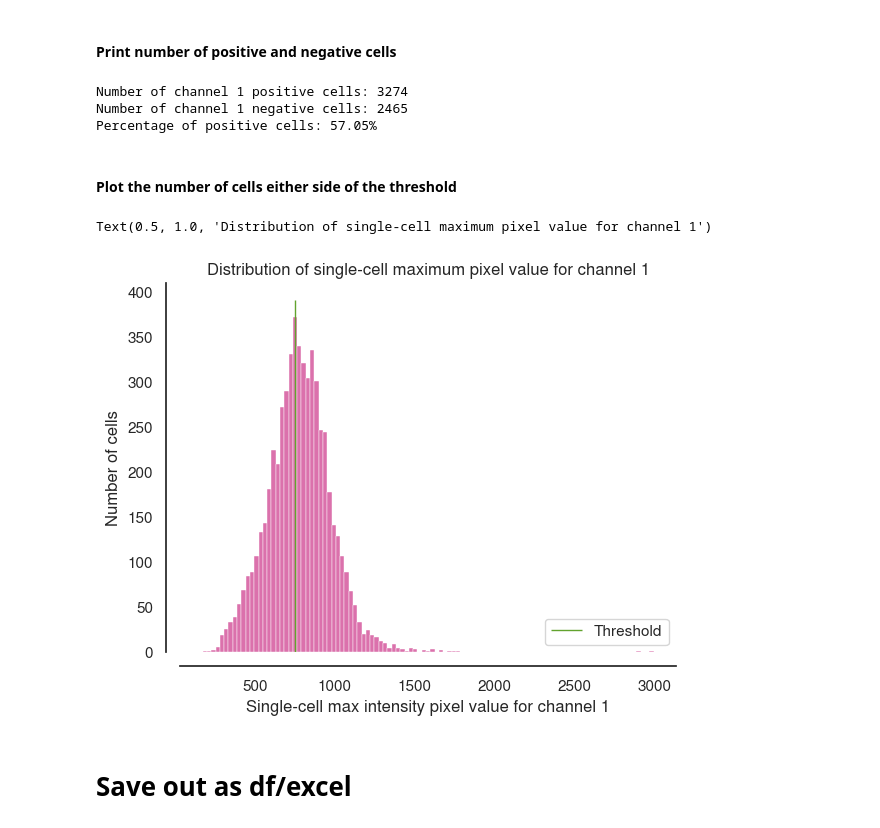
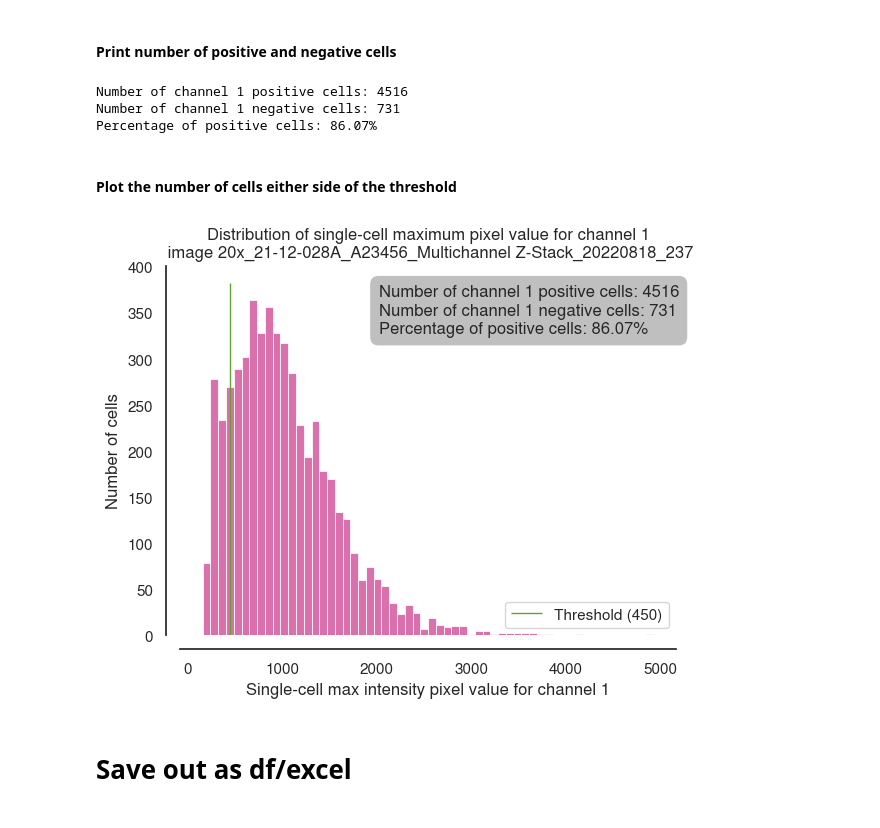
Before and after one commit to nthndy/homuncu_loc, a Jupyter notebook: thresholding_and_quantification/thresholding_quantification.ipynb, the cells around one changed output. Cells and saved outputs as stored; diff of their text form; code cells hidden in the pictures.

```diff
--- a/thresholding_and_quantification/thresholding_quantification.ipynb
+++ b/thresholding_and_quantification/thresholding_quantification.ipynb
@@ -202,5 +223,5 @@ Text(0.5, 1.0, 'Positive/negative pixel distribution across channel 3')
 # %% [markdown]
 ## Decide threshold label and replot
 # %%
-threshold = 230
+threshold = 450
 # %%
@@ -263,35 +248,42 @@ array([118.287674, 118.63369 , 119.41371 , 120.29431 , 122.71859 ,
 # %% [markdown]
 #### Print number of positive and negative cells
 # %%
-channel = 1
-n_positive = len([t for t in filtered_tracks if np.max(t.properties['mean_intensity'][:,channel]) >= threshold])
-n_negative = len([t for t in filtered_tracks if np.max(t.properties['mean_intensity'][:,channel]) < threshold])
+# channel = 1
+n_positive = len([t for t in tracks if np.max(t.properties['mean_intensity'][:,channel]) >= threshold])
+n_negative = len([t for t in tracks if np.max(t.properties['mean_intensity'][:,channel]) < threshold])
 print(f'Number of channel {channel} positive cells: {n_positive}')
 print(f'Number of channel {channel} negative cells: {n_negative}')
 percentage = n_positive / (n_positive+n_negative) *100
 print(f'Percentage of positive cells: {percentage:.2f}%')
 # %% [output]
-Number of channel 1 positive cells: 3274
-Number of channel 1 negative cells: 2465
-Percentage of positive cells: 57.05%
+Number of channel 1 positive cells: 4516
+Number of channel 1 negative cells: 731
+Percentage of positive cells: 86.07%
 # %% [markdown]
 #### Plot the number of cells either side of the threshold
-# %%
-sc_intensities = [np.max(t.properties['mean_intensity'][:,channel]) for t in filtered_tracks]
-ax = sns.histplot(sc_intensities)
-plt.vlines(x=threshold,
-           ymax=ax.get_ylim()[-1],
-           ymin=ax.get_ylim()[0],
-           color=sns.color_palette('PiYG')[-1],  # my favorite colors :D
-           linewidth=1)
-sns.despine(offset = 10)
-plt.xlabel(f'Single-cell max intensity pixel value for channel {channel}')
-plt.ylabel('Number of cells')
-plt.legend(['Threshold'], loc='lower right')
-plt.title(f'Distribution of single-cell maximum pixel value for channel {channel}')
-# %% [output]
-Text(0.5, 1.0, 'Distribution of single-cell maximum pixel value for channel 1')
-[figure, removed]
+# %%
+sc_intensities = [np.max(t.properties['mean_intensity'][:,channel]) for t in tracks]
+ax = sns.histplot(sc_intensities)
+plt.vlines(x=threshold,
+           ymax=ax.get_ylim()[-1],
+           ymin=ax.get_ylim()[0],
+           color=sns.color_palette('PiYG')[-1],  # my favorite colors :D
+           linewidth=1)
+sns.despine(offset = 10)
+plt.xlabel(f'Single-cell max intensity pixel value for channel {channel}')
+plt.ylabel('Number of cells')
+plt.legend([f'Threshold ({threshold})'], loc='lower right')
+ax.text(0.4, 0.95,
+        f'Number of channel {channel} positive cells: {n_positive}\nNumber of channel {channel} negative cells: {n_negative}\nPercentage of positive cells: {percentage:.2f}%',
+        transform=ax.transAxes, fontsize=12,
+        verticalalignment='top', bbox=dict(boxstyle='round,pad=0.5', facecolor='grey', edgecolor='none', alpha=0.5))
+
+image_name = os.path.basename(image_fn).replace('.tif','')
+plt.title(f'Distribution of single-cell maximum pixel value for channel {channel}\n image {image_name}')
+output_fn = os.path.join(sc_base_dir, f'{image_name}_ch{channel}_threshold_quantification.png')
+plt.savefig(output_fn, bbox_inches = 'tight', dpi = 314)
+# %% [output]
+[figure, added]
 # %% [markdown]
 # Save out as df/excel
 # %%
```
Also changed, not shown: parts of 19 cells of this notebook, 7 other files.
